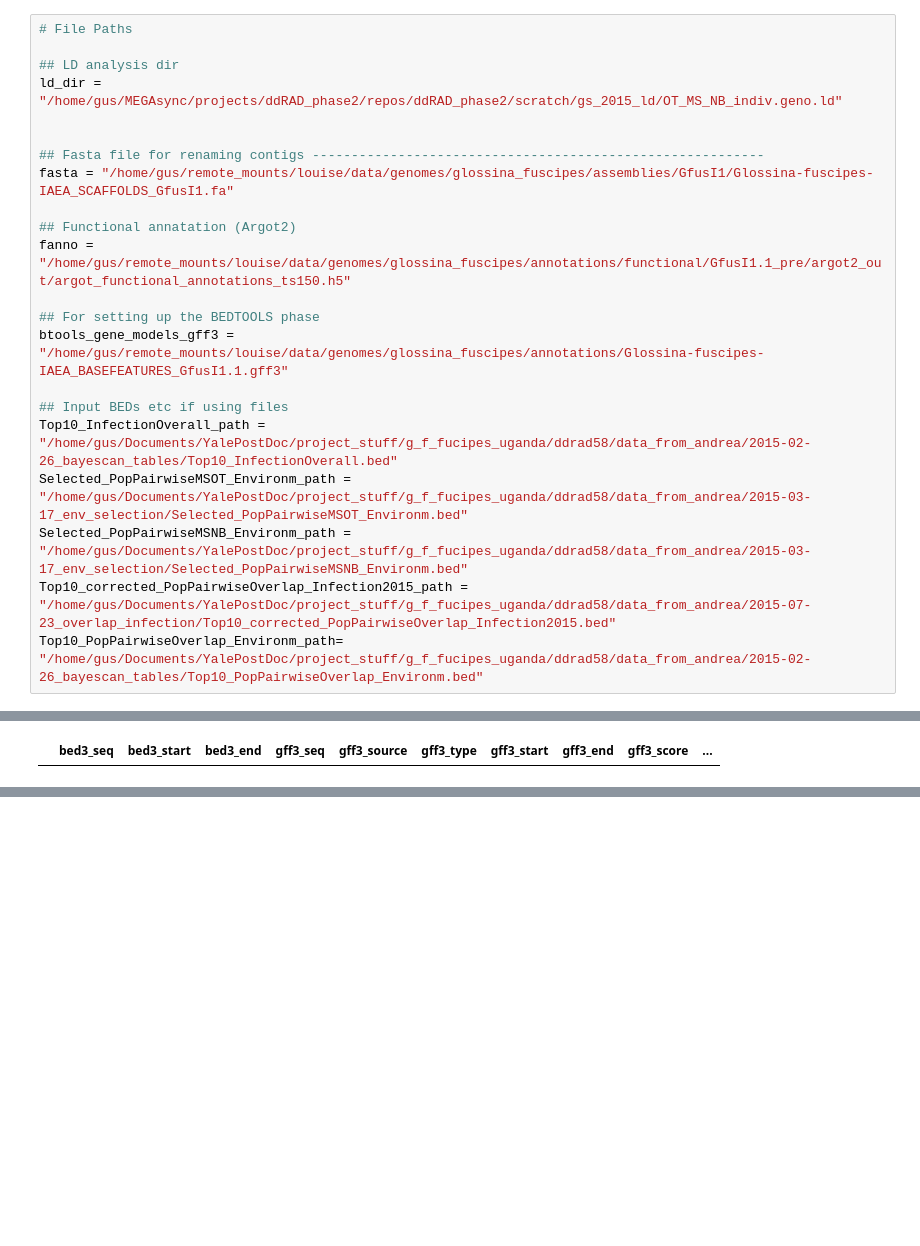
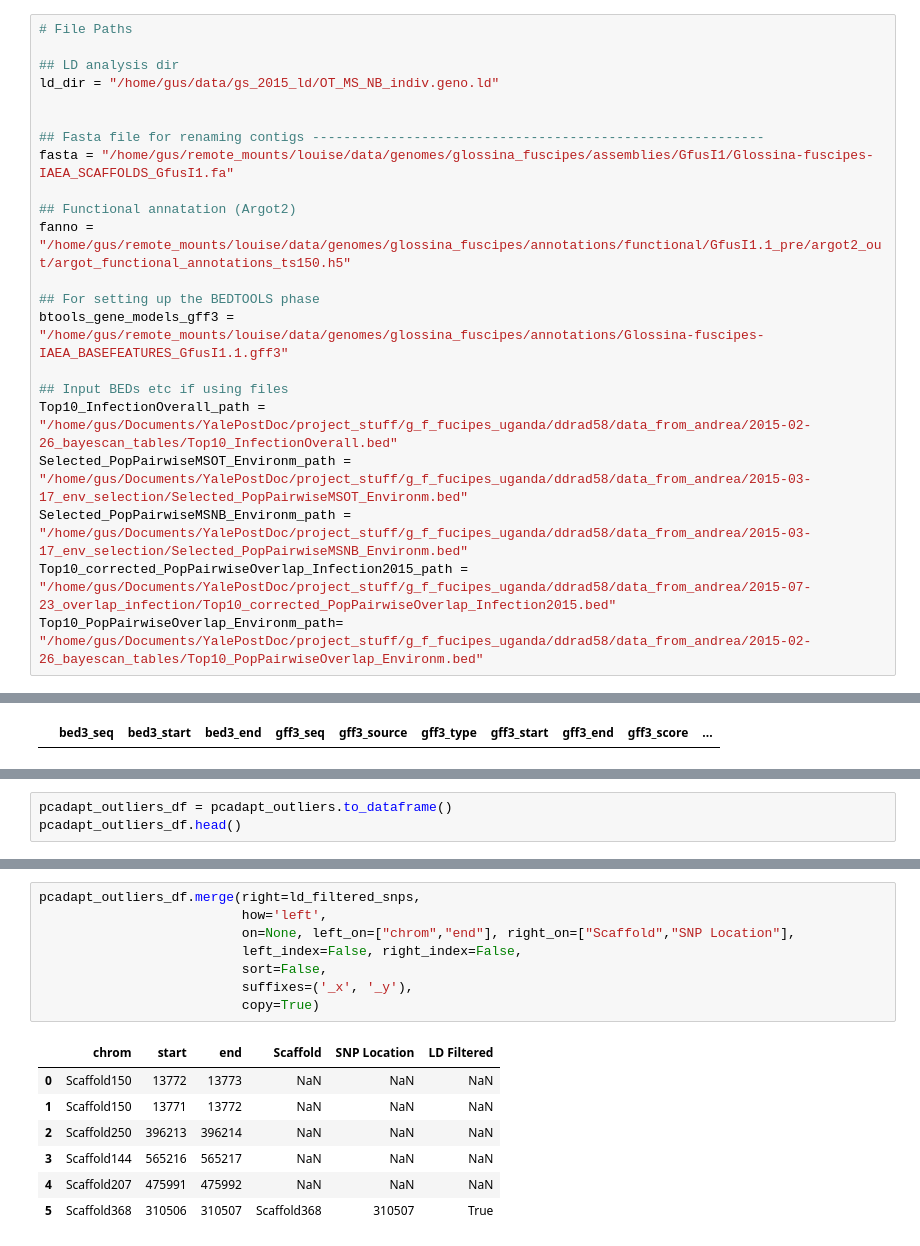
Before and after one commit to xguse/ipy_notebooks, a Jupyter notebook: YALE/ddrad58/2015-07-24__report_to_andrea_about_ddrad58.ipynb, the cells around one changed output, grey strips where cells are left out. Saved outputs shown, nothing was run; the diff lists cells and outputs as text; blank space fills up the shorter version.

```diff
--- a/YALE/ddrad58/2015-07-24__report_to_andrea_about_ddrad58.ipynb
+++ b/YALE/ddrad58/2015-07-24__report_to_andrea_about_ddrad58.ipynb
@@ -36,7 +36,7 @@ from gs_ddRAD2015.scripts import ld_figures as ldfigs
 # File Paths
 
 ## LD analysis dir
-ld_dir = "/home/gus/MEGAsync/projects/ddRAD_phase2/repos/ddRAD_phase2/scratch/gs_2015_ld/OT_MS_NB_indiv.geno.ld"
+ld_dir = "/home/gus/data/gs_2015_ld/OT_MS_NB_indiv.geno.ld"
 
 
 ## Fasta file for renaming contigs ----------------------------------------------------------
@@ -453,0 +443,3 @@ inf10.query("gff3_rec == 'GFUI009292'")
+# %%
+pcadapt_outliers_df = pcadapt_outliers.to_dataframe()
+pcadapt_outliers_df.head()
@@ -453,0 +453,16 @@ inf10.query("gff3_rec == 'GFUI009292'")
+# %%
+pcadapt_outliers_df.merge(right=ld_filtered_snps,
+                          how='left',
+                          on=None, left_on=["chrom","end"], right_on=["Scaffold","SNP Location"],
+                          left_index=False, right_index=False,
+                          sort=False,
+                          suffixes=('_x', '_y'),
+                          copy=True)
+# %% [output]
+|  | chrom | start | end | Scaffold | SNP Location | LD Filtered |
+| 0 | Scaffold150 | 13772 | 13773 | NaN | NaN | NaN |
+| 1 | Scaffold150 | 13771 | 13772 | NaN | NaN | NaN |
+| 2 | Scaffold250 | 396213 | 396214 | NaN | NaN | NaN |
+| 3 | Scaffold144 | 565216 | 565217 | NaN | NaN | NaN |
+| 4 | Scaffold207 | 475991 | 475992 | NaN | NaN | NaN |
+| 5 | Scaffold368 | 310506 | 310507 | Scaffold368 | 310507 | True |
```
Also changed, not shown: parts of 23 cells of this notebook, 8 other files.
